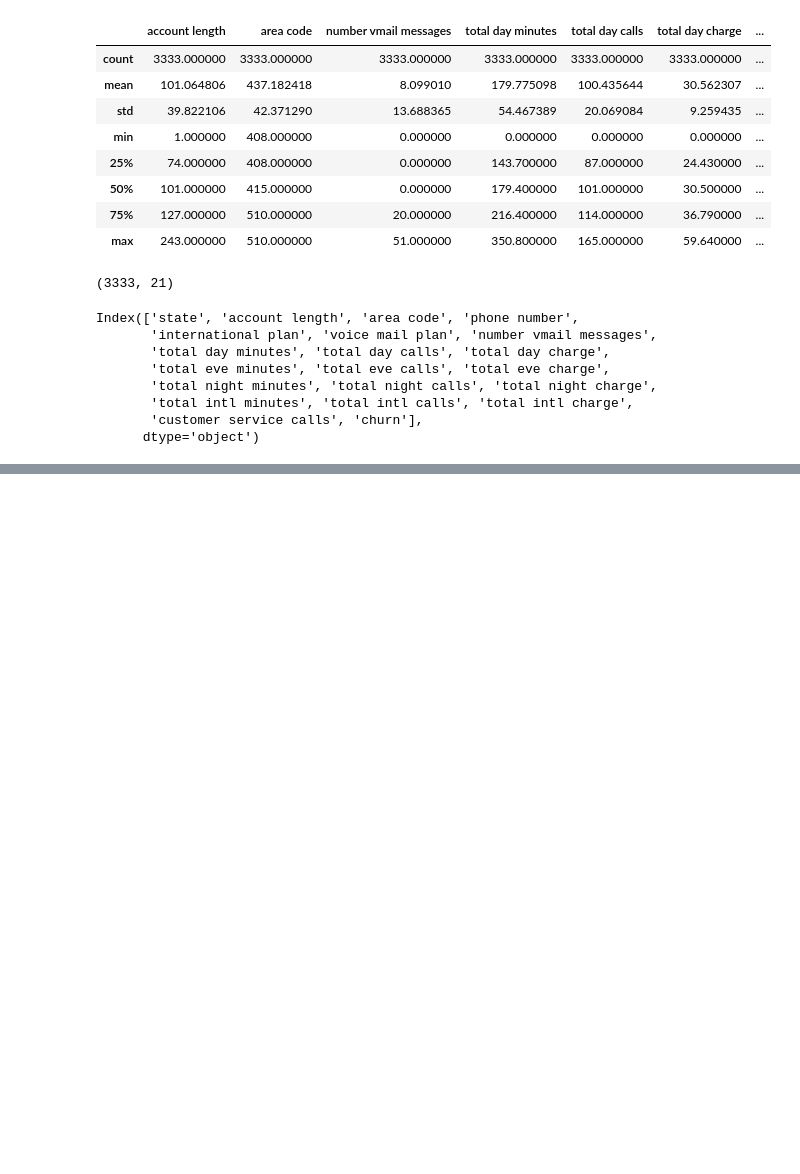
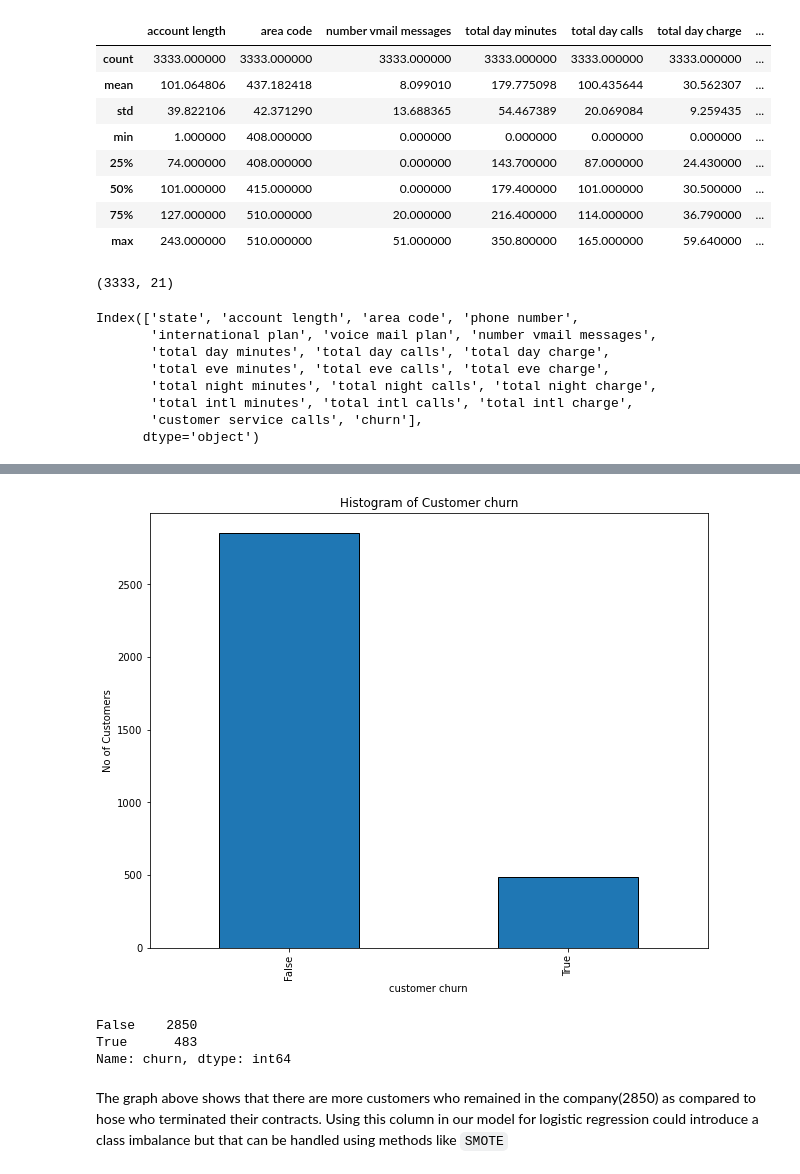
Before and after one commit to Masinde10/Customer-churn-project, a Jupyter notebook: Customerchurn.ipynb, the cells around one changed output, grey strips where cells are left out. Cells and saved outputs as stored; diff of their text form; code cells hidden in the pictures; blank space fills up the shorter version.

```diff
--- a/Customerchurn.ipynb
+++ b/Customerchurn.ipynb
@@ -100,0 +168,17 @@ Index(['state', 'account length', 'area code', 'phone number',
+# %%
+# Checking the number of customers who churned and who remained
+plt.figure(figsize=(10,8))
+df['churn'].value_counts().plot(kind='bar', edgecolor='black')
+plt.xlabel('customer churn')
+plt.ylabel('No of Customers')
+plt.title('Histogram of Customer churn');
+# %% [output]
+[figure, added]
+# %%
+df['churn'].value_counts()
+# %% [output]
+False    2850
+True      483
+Name: churn, dtype: int64
+# %% [markdown]
+The graph above shows that there are more customers who remained in the company(2850) as compared to hose who terminated their contracts. Using this column in our model for logistic regression could introduce a class imbalance but that can be handled using methods like `SMOTE`
```
Also changed, not shown: parts of 7 cells of this notebook.
